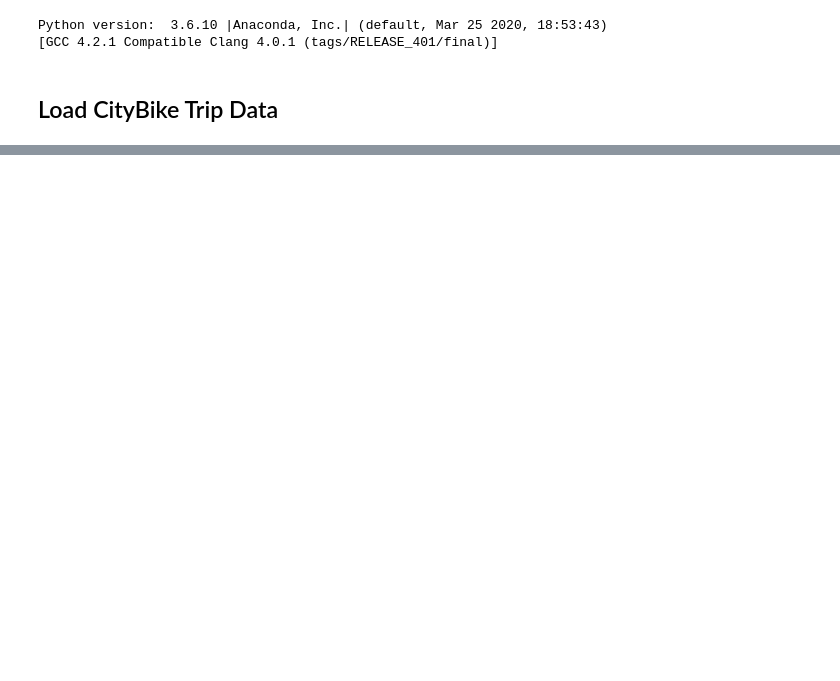
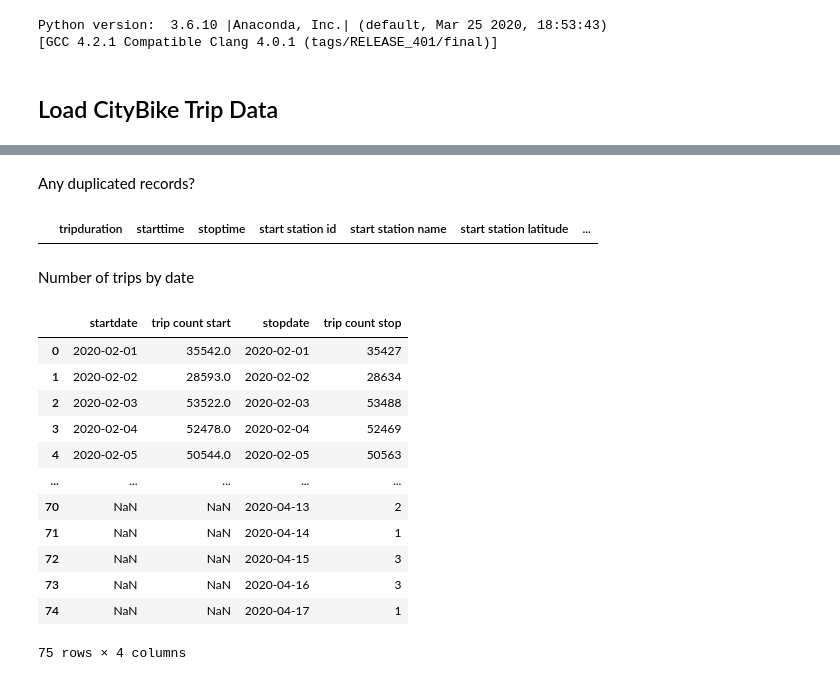
Before and after one commit to mahouoji/MobilityChange, a Jupyter notebook: data_cleaning/citibike_cleaning.ipynb, the cells around one changed output, grey strips where cells are left out. Cells and saved outputs as stored; diff of their text form; code cells hidden in the pictures; blank space fills up the shorter version.

```diff
--- a/data_cleaning/citibike_cleaning.ipynb
+++ b/data_cleaning/citibike_cleaning.ipynb
@@ -33,0 +58,32 @@ trip_df
+# %% [markdown]
+Any duplicated records?
+# %%
+trip_df.loc[trip_df.duplicated(['starttime', 'bikeid'])]
+# %% [output]
+|  | tripduration | starttime | stoptime | start station id | start station name | start station latitude | ... |
+# %% [markdown]
+Number of trips by date
+# %%
+# count by startdate
+startdate_trips_df = trip_df[['starttime', 'bikeid', 'startdate']].groupby(
+    ['startdate']).size().reset_index(name='trip count')
+# count by stopdate
+stopdate_trips_df = trip_df[['starttime', 'bikeid', 'stopdate']].groupby(
+    ['stopdate']).size().reset_index(name='trip count')
+# compare
+pd.merge(startdate_trips_df, stopdate_trips_df, how='outer',
+    left_on=['startdate'], right_on=['stopdate'], suffixes=[' start', ' stop'])
+# %% [output]
+|  | startdate | trip count start | stopdate | trip count stop |
+| 0 | 2020-02-01 | 35542.0 | 2020-02-01 | 35427 |
+| 1 | 2020-02-02 | 28593.0 | 2020-02-02 | 28634 |
+| 2 | 2020-02-03 | 53522.0 | 2020-02-03 | 53488 |
+| 3 | 2020-02-04 | 52478.0 | 2020-02-04 | 52469 |
+| 4 | 2020-02-05 | 50544.0 | 2020-02-05 | 50563 |
+| ... | ... | ... | ... | ... |
+| 70 | NaN | NaN | 2020-04-13 | 2 |
+| 71 | NaN | NaN | 2020-04-14 | 1 |
+| 72 | NaN | NaN | 2020-04-15 | 3 |
+| 73 | NaN | NaN | 2020-04-16 | 3 |
+| 74 | NaN | NaN | 2020-04-17 | 1 |
+75 rows × 4 columns
```
Also changed, not shown: parts of 9 cells of this notebook, 4 other files.
